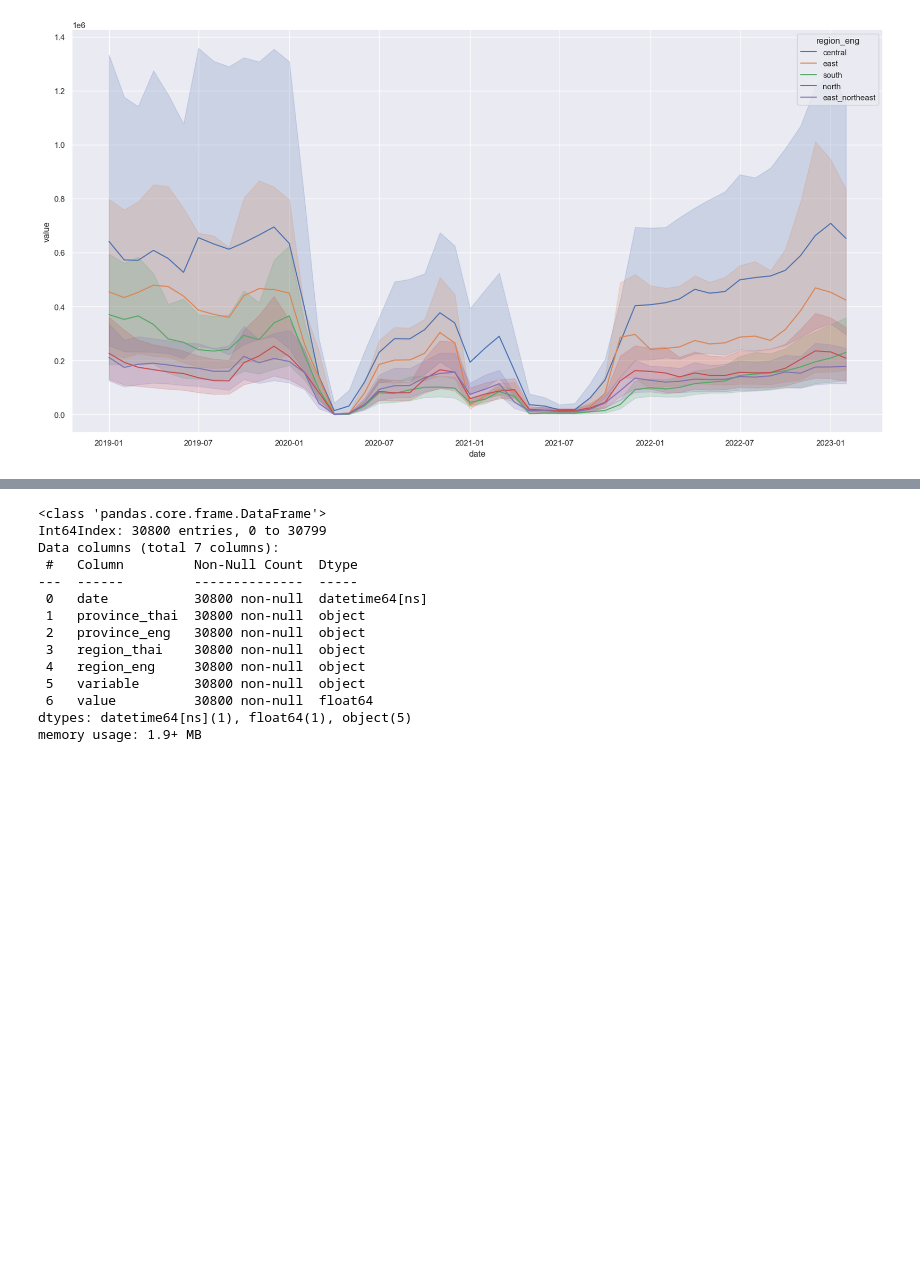
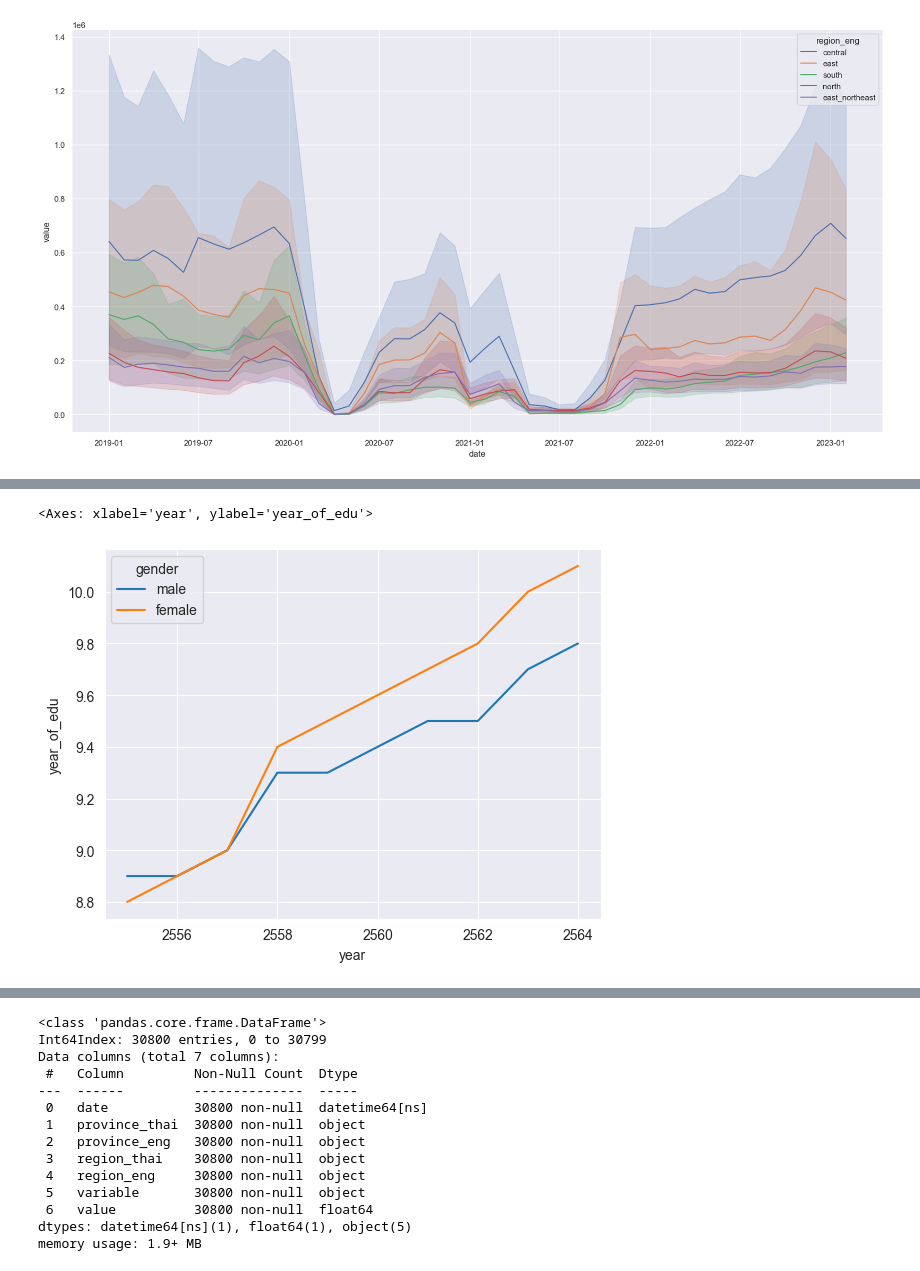
Before and after one commit to RThaweewat/tourism-domestic, a Jupyter notebook: pre_processing.ipynb, the cells around one changed output, grey strips where cells are left out. Saved outputs shown, nothing was run; the diff lists cells and outputs as text; code cells hidden in the pictures; blank space fills up the shorter version.

```diff
--- a/pre_processing.ipynb
+++ b/pre_processing.ipynb
@@ -341,3 +519,6 @@ plt.gcf().set_size_inches(20, 10)
 # %% [output]
 [figure]
 [figure]
+# %%
+data = pd.read_clipboard()
+data
@@ -343,0 +537,4 @@ plt.gcf().set_size_inches(20, 10)
+# %%
+#change columns ชาย and หญิง to row using melt
+data = data.melt(id_vars=['year'], var_name='gender', value_name='year_of_edu')
+data
@@ -343,0 +559,13 @@ plt.gcf().set_size_inches(20, 10)
+# %%
+#rename ชาย หญิง in gender column to male and female
+data['gender'] = data['gender'].replace('ชาย', 'male')
+data['gender'] = data['gender'].replace("หญิง", "female")
+# %%
+#plot line plot using seaborn year as y and gender as hue and year_of_edu as value
+import matplotlib.pyplot as plt
+import seaborn as sns
+
+sns.lineplot(data = data, y="year_of_edu", x='year', hue='gender')
+# %% [output]
+<Axes: xlabel='year', ylabel='year_of_edu'>
+[figure, added]
```
Also changed, not shown: parts of 41 cells of this notebook, 3 other files.
